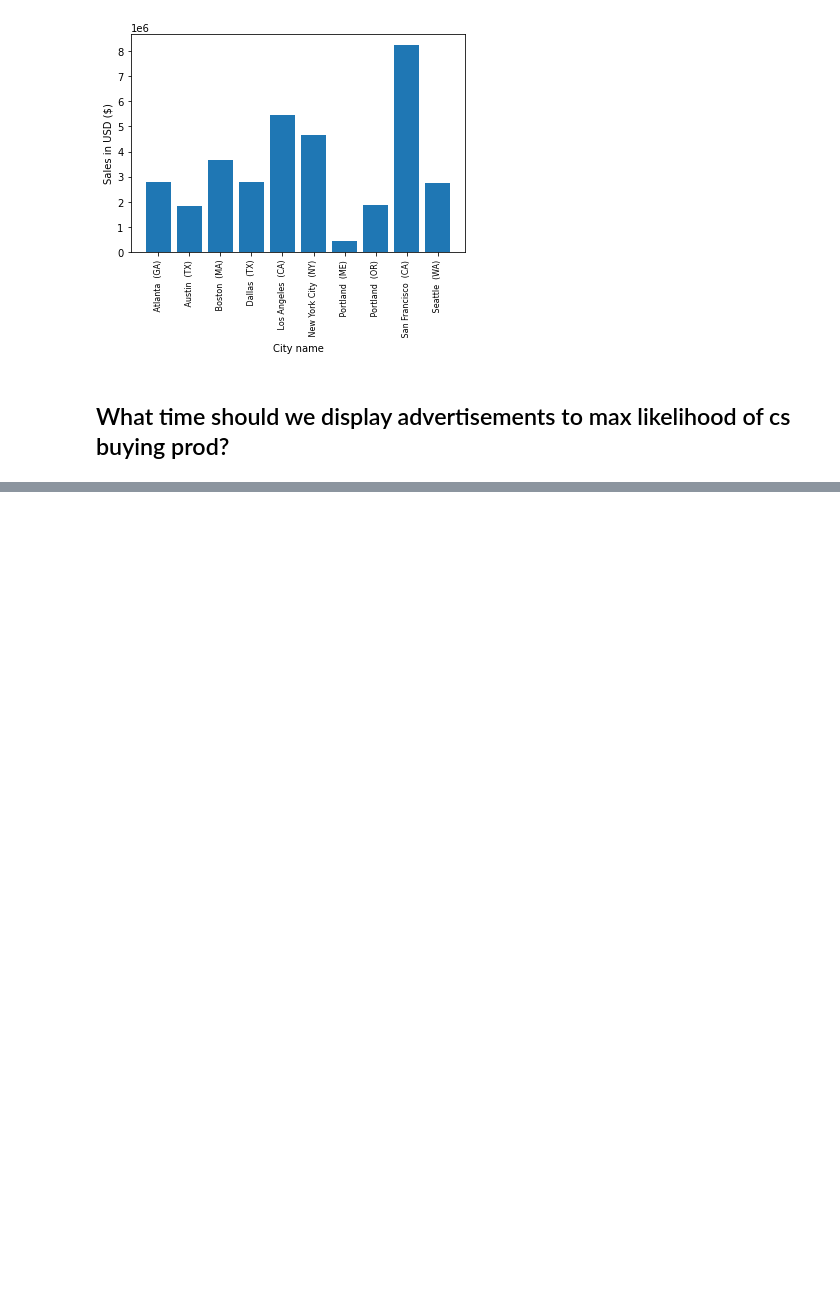
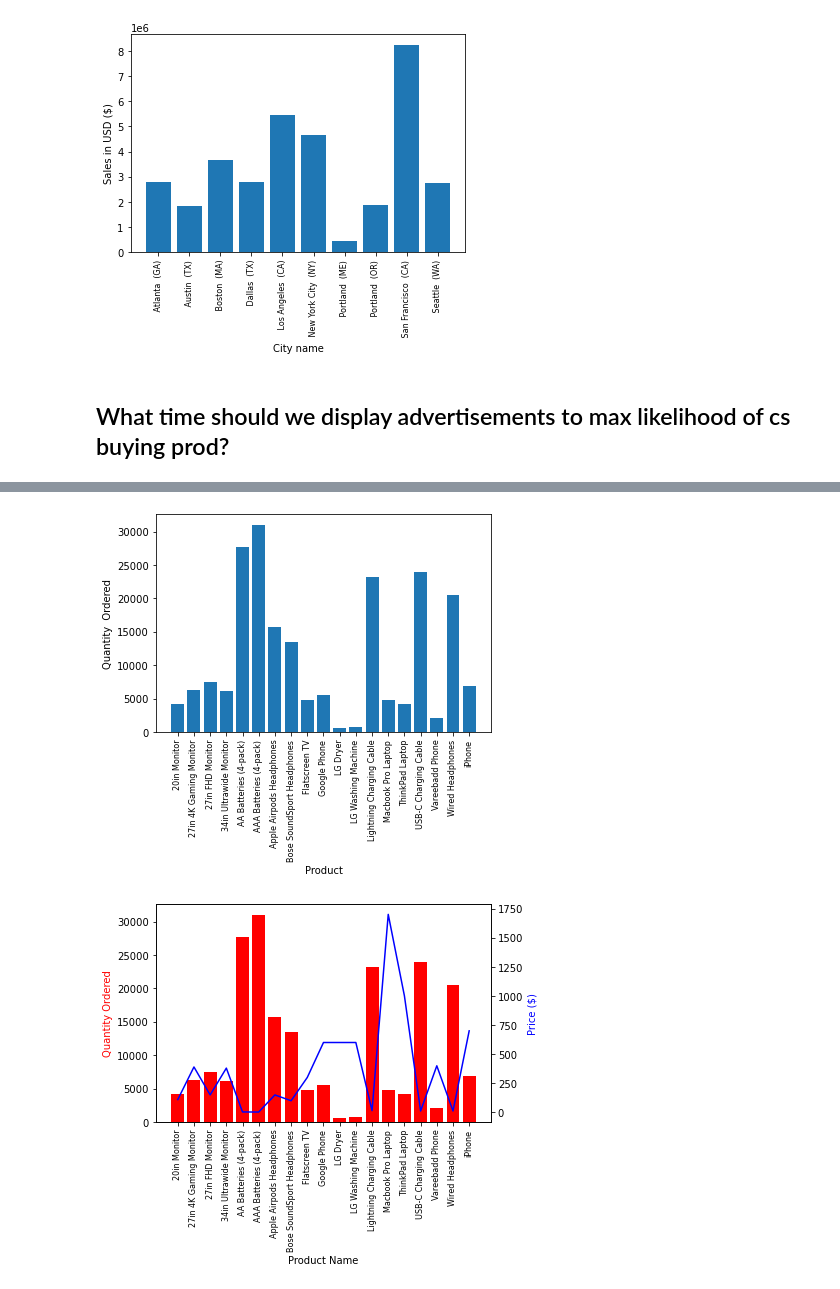
Before and after one commit to UlaBorowska/ds-football-1, a Jupyter notebook: Analysis_sales.ipynb, the cells around one changed output, grey strips where cells are left out. Saved outputs shown, nothing was run; the diff lists cells and outputs as text; code cells hidden in the pictures; blank space fills up the shorter version.

```diff
--- a/Analysis_sales.ipynb
+++ b/Analysis_sales.ipynb
@@ -195,0 +234,6 @@ all_data
+# %%
+df= all_data[all_data['Order ID'].duplicated(keep = False)]
+
+df['Groups'] = df.groupby('Order ID')['Product'].transform(lambda x: ','.join(x))
+df = df[['Order ID', 'Groups']].drop_duplicates()
+df
@@ -195,0 +304,27 @@ all_data
+# %%
+product_group = all_data.groupby('Product')
+quantity_ordered = product_group.sum()['Quantity Ordered']
+products = [product for product, df in product_group]
+plt.bar(products, quantity_ordered)
+plt.xticks(products, rotation = 'vertical', size=8)
+
+
+plt.ylabel('Quantity  Ordered')
+plt.xlabel('Product')
+
+fig, ax1 = plt.subplots()
+
+ax2= ax1.twinx()
+ax1.bar(products, quantity_ordered, color ='r')
+ax2.plot(products, prices,'b-')
+
+ax1.set_xlabel('Product Name')
+ax1.set_ylabel('Quantity Ordered', color='r')
+ax2.set_ylabel('Price ($)', color= 'b')
+
+
+ax1.set_xticklabels( products, rotation='vertical', size = 8)
+plt.show()
+# %% [output]
+[figure, added]
+[figure, added]
```
Also changed, not shown: parts of 14 cells of this notebook.
